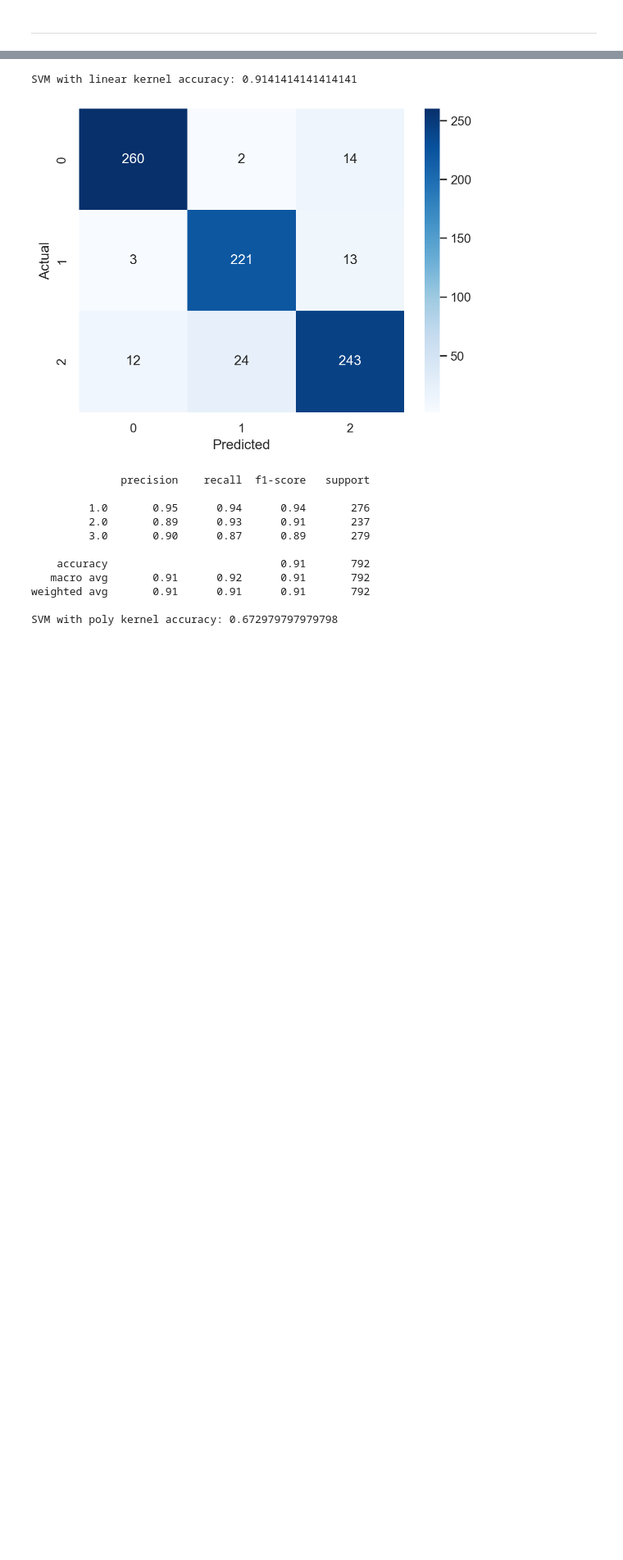
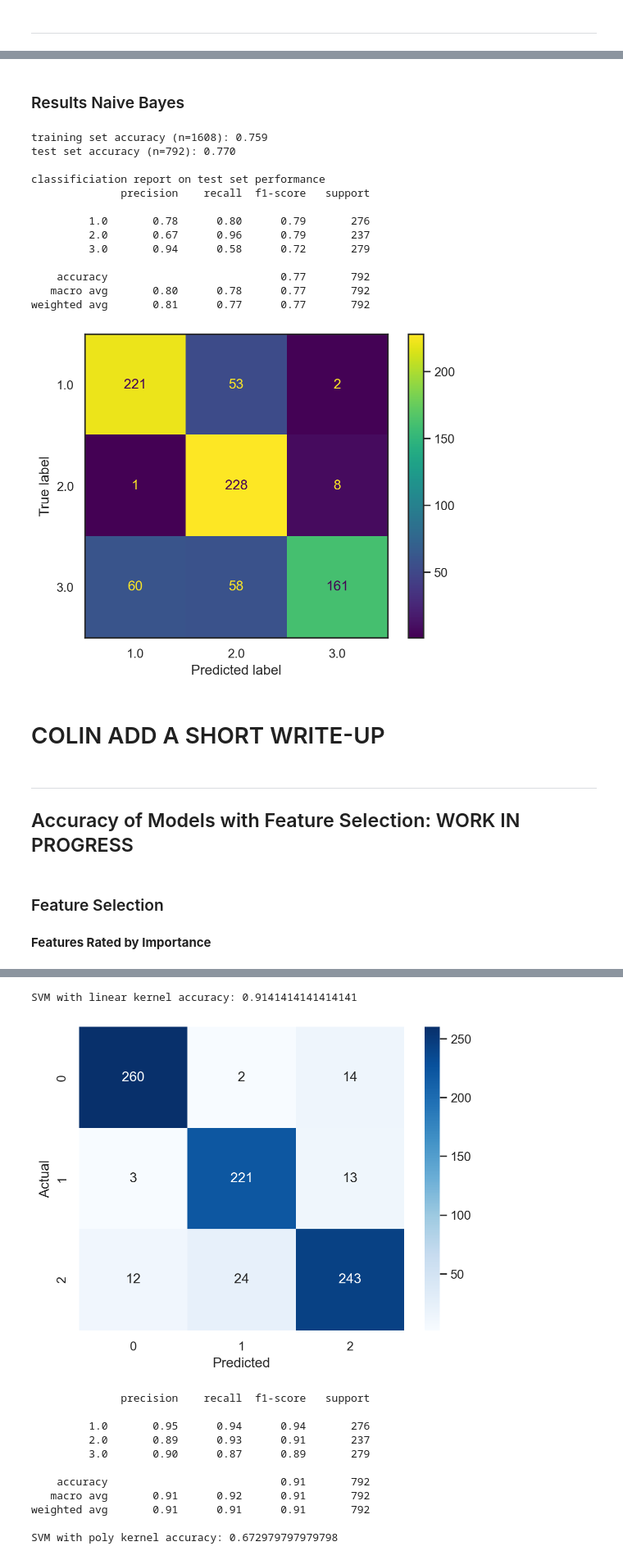
Before and after one commit to COGS118A/Group024-SP23, a Jupyter notebook: Checkpoint_Group024-SP23.ipynb, the cells around one changed output, grey strips where cells are left out. Shown at 82% size. Drawn from its saved outputs; the diff is of its cells as text; code cells hidden in the pictures; blank space fills up the shorter version.

```diff
--- a/Checkpoint_Group024-SP23.ipynb
+++ b/Checkpoint_Group024-SP23.ipynb
@@ -255,0 +316,27 @@ weighted avg       0.82      0.81      0.81       792
+# %% [markdown]
+### Results Naive Bayes
+# %%
+show_Accuracy(naiveBayes, X_train, y_train, X_test, y_test)
+# %% [output]
+training set accuracy (n=1608): 0.759
+test set accuracy (n=792): 0.770
+
+classificiation report on test set performance
+              precision    recall  f1-score   support
+
+         1.0       0.78      0.80      0.79       276
+         2.0       0.67      0.96      0.79       237
+         3.0       0.94      0.58      0.72       279
+
+    accuracy                           0.77       792
+   macro avg       0.80      0.78      0.77       792
+weighted avg       0.81      0.77      0.77       792
+[figure, added]
+# %% [markdown]
+# COLIN ADD A SHORT WRITE-UP
+# %% [markdown]
+<hr style="border:2px solid gray">
+
+## Accuracy of Models with Feature Selection: WORK IN PROGRESS
+# %% [markdown]
+### Feature Selection
@@ -255,0 +356,2 @@ weighted avg       0.82      0.81      0.81       792
+# %% [markdown]
+**Features Rated by Importance**
```
Also changed, not shown: parts of 31 cells of this notebook.
